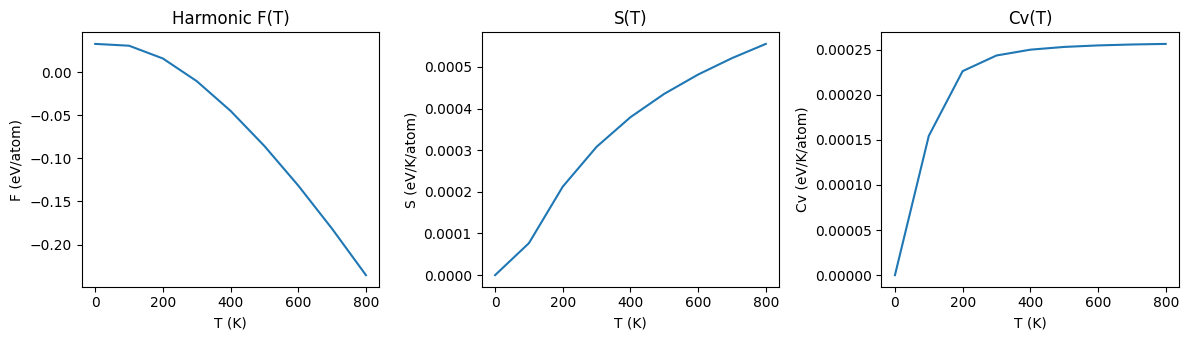
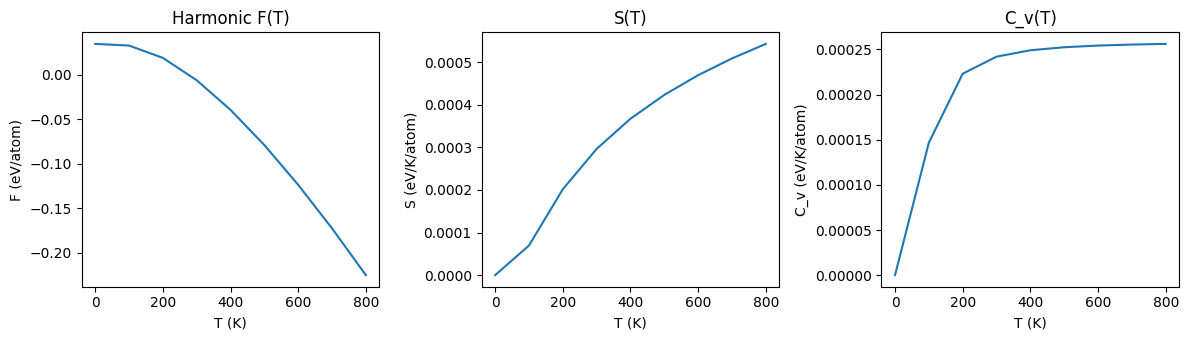
Code edit (unified diff) that turned the first committed figure into the second:
--- before
+++ after
@@ -1,6 +1,15 @@
-from pyiron_workflow_atomistics.physics.free_energy import harmonic_free_energy
-
-wf_h = harmonic_free_energy(
-    structure=structure,
+# Build a single dataflow graph: opt → harmonic
+wf = Workflow("free_energy_solid_step1")
+wf.opt = optimise_cubic_lattice_parameter(
+    structure=initial_structure,
+    name="Cu",
+    crystalstructure="fcc",
+    engine=ase_engine,
+    strain_range=(-0.02, 0.02),
+    num_points=7,
+    parent_working_directory="opt_cubic_cell",
+)
+wf.harmonic = harmonic_free_energy(
+    structure=wf.opt.outputs.equil_struct,  # pipe relaxed structure into harmonic
     engine=ase_engine,
     fc2_supercell_matrix=fc2_sc,
@@ -9,10 +18,18 @@
     subdir="harmonic",
 )
-out_harm = wf_h.run()
+result = wf.run()
+
+a0_opt = float(result["opt__a0"])
+structure = wf.opt.outputs.equil_struct.value  # pull from the node handle (not in `result` because consumed downstream)
+out_harm = result["harmonic__free_energy_output"]
 out_harm = out_harm["free_energy_output"] if isinstance(out_harm, dict) else out_harm
 
-print(f"mode={out_harm.mode}, n_atoms={out_harm.n_atoms}, n_primitive="
-      f"{out_harm.report['n_atoms_primitive']}")
-print(f"F(0 K) = {out_harm.free_energy_array[0]:.4f} eV/atom (zero-point energy)")
+print(f"EOS-optimised a0 = {a0_opt:.4f} Å  (initial guess was 3.6 Å)")
+print(f"V*  = {float(result['opt__equil_volume_per_atom']):.4f} Å³/atom")
+print(f"B0  = {float(result['opt__B']):.2f} GPa")
+print()
+print(f"mode={out_harm.mode}, n_atoms={out_harm.n_atoms}, "
+      f"n_primitive={out_harm.report['n_atoms_primitive']}")
+print(f"F(0 K)   = {out_harm.free_energy_array[0]:.4f} eV/atom (zero-point)")
 print(f"F(300 K) ≈ {np.interp(300, out_harm.temperature_array, out_harm.free_energy_array):.4f} eV/atom")
 
@@ -23,4 +40,4 @@
 a2.set_xlabel("T (K)"); a2.set_ylabel("S (eV/K/atom)"); a2.set_title("S(T)")
 a3.plot(out_harm.temperature_array, out_harm.heat_capacity_array)
-a3.set_xlabel("T (K)"); a3.set_ylabel("Cv (eV/K/atom)"); a3.set_title("Cv(T)")
+a3.set_xlabel("T (K)"); a3.set_ylabel("C_v (eV/K/atom)"); a3.set_title("C_v(T)")
 plt.tight_layout(); plt.show()

Commit: docs(notebooks): wire EOS lattice opt → harmonic via pyiron_workflow.Workflow (#60)